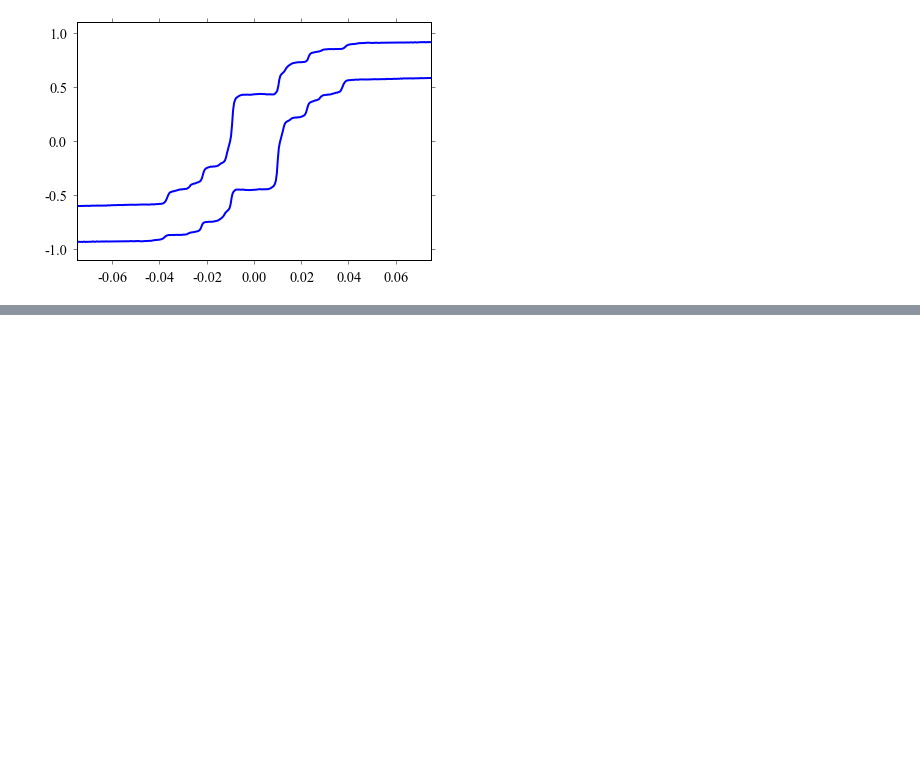
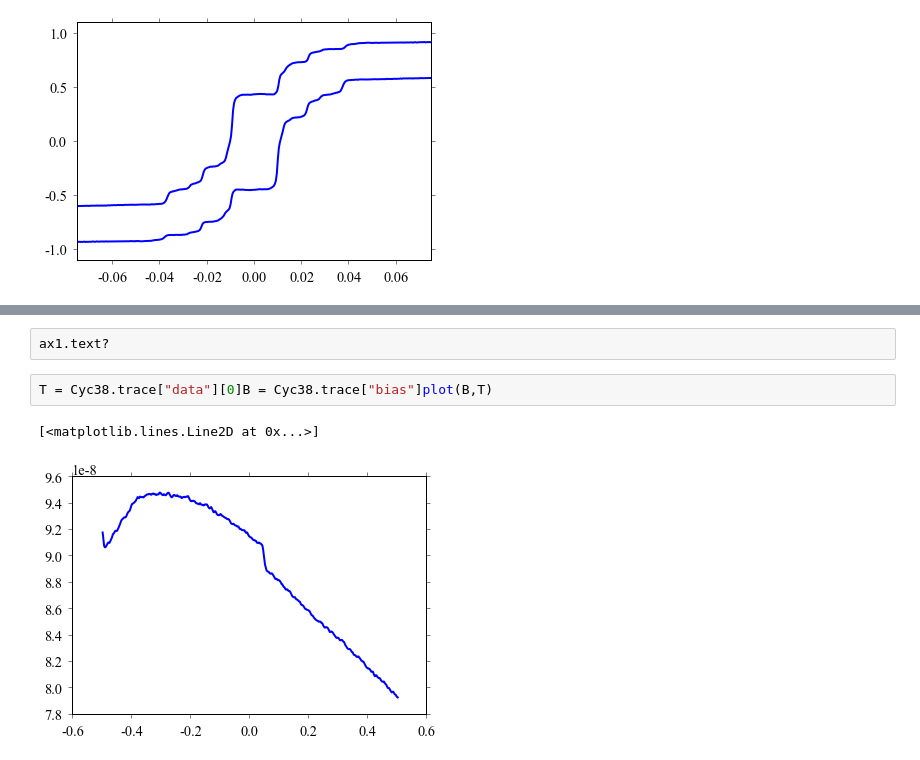
Before and after one commit to HenriqueCSJ/PhD-Thesis-Molecular-Magnetism, a Jupyter notebook: Resultats/CompCrisMolUnique/MesureAimantTbPc2.ipynb, the cells around one changed output, grey strips where cells are left out. Cells and saved outputs as stored; diff of their text form; blank space fills up the shorter version.

```diff
--- a/Resultats/CompCrisMolUnique/MesureAimantTbPc2.ipynb
+++ b/Resultats/CompCrisMolUnique/MesureAimantTbPc2.ipynb
@@ -28,0 +32,7 @@ import osos.chdir("/home/hukadan/These/Manuscript/Resultats/MesureAimant/")Hist
+# %%
+ax1.text?
+# %%
+T = Cyc38.trace["data"][0]B = Cyc38.trace["bias"]plot(B,T)
+# %% [output]
+[<matplotlib.lines.Line2D at 0x...>]
+[figure, added]
```
Also changed, not shown: parts of 7 cells of this notebook, 6 other files.
